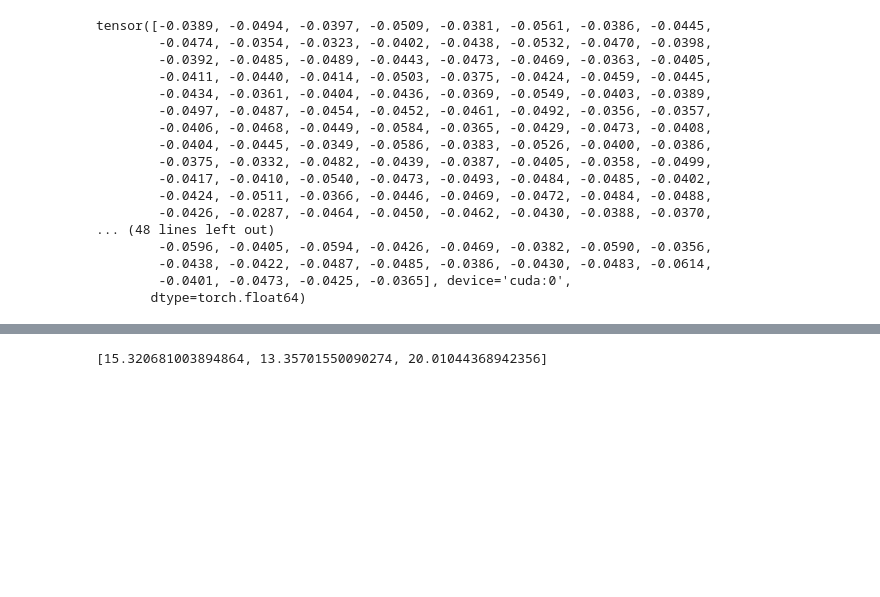
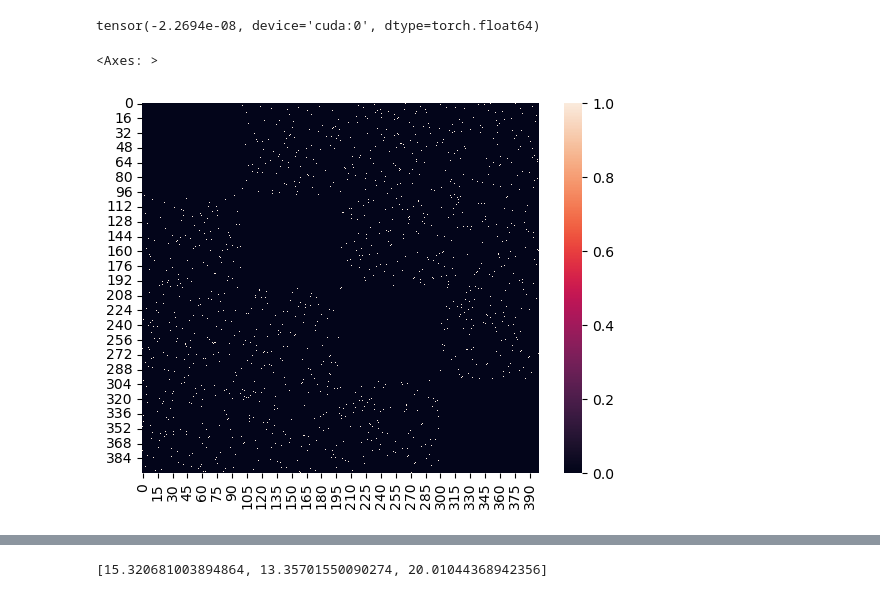
Before and after one commit to mxburns2022/Parallel-Ising-Analysis, a Jupyter notebook: test_concurrent.ipynb, the cells around one changed output, grey strips where cells are left out. Saved outputs shown, nothing was run; the diff lists cells and outputs as text; code cells hidden in the pictures; blank space fills up the shorter version.

```diff
--- a/test_concurrent.ipynb
+++ b/test_concurrent.ipynb
@@ -31,0 +89,6 @@ vals[0] / vals[1]
+# %%
+extvals = torch.linalg.eigvalsh(JExt)
+intvals = torch.linalg.eigvalsh(JInternal)
+2/((abs(extvals[0]) - abs(intvals[0])) / (50e-15*310e3*2))
+# %% [output]
+tensor(-2.2694e-08, device='cuda:0', dtype=torch.float64)
@@ -32,21 +99,7 @@ vals[0] / vals[1]
 # %%
-leading_eig = eig.eigenvectors[:,0]
-leading_eig
+eigs = eig.eigenvectors
-# %% [output]
-tensor([-0.0389, -0.0494, -0.0397, -0.0509, -0.0381, -0.0561, -0.0386, -0.0445,
-        -0.0474, -0.0354, -0.0323, -0.0402, -0.0438, -0.0532, -0.0470, -0.0398,
-        -0.0392, -0.0485, -0.0489, -0.0443, -0.0473, -0.0469, -0.0363, -0.0405,
-        -0.0411, -0.0440, -0.0414, -0.0503, -0.0375, -0.0424, -0.0459, -0.0445,
-        -0.0434, -0.0361, -0.0404, -0.0436, -0.0369, -0.0549, -0.0403, -0.0389,
-        -0.0497, -0.0487, -0.0454, -0.0452, -0.0461, -0.0492, -0.0356, -0.0357,
-        -0.0406, -0.0468, -0.0449, -0.0584, -0.0365, -0.0429, -0.0473, -0.0408,
-        -0.0404, -0.0445, -0.0349, -0.0586, -0.0383, -0.0526, -0.0400, -0.0386,
-        -0.0375, -0.0332, -0.0482, -0.0439, -0.0387, -0.0405, -0.0358, -0.0499,
-        -0.0417, -0.0410, -0.0540, -0.0473, -0.0493, -0.0484, -0.0485, -0.0402,
-        -0.0424, -0.0511, -0.0366, -0.0446, -0.0469, -0.0472, -0.0484, -0.0488,
-        -0.0426, -0.0287, -0.0464, -0.0450, -0.0462, -0.0430, -0.0388, -0.0370,
-... (48 lines left out)
-        -0.0596, -0.0405, -0.0594, -0.0426, -0.0469, -0.0382, -0.0590, -0.0356,
-        -0.0438, -0.0422, -0.0487, -0.0485, -0.0386, -0.0430, -0.0483, -0.0614,
-        -0.0401, -0.0473, -0.0425, -0.0365], device='cuda:0',
-       dtype=torch.float64)
+# %%
+sns.heatmap(JExt.cpu().abs())
+# %% [output]
+<Axes: >
+[figure, added]
```
Also changed, not shown: parts of 16 cells of this notebook, 3 other files.
